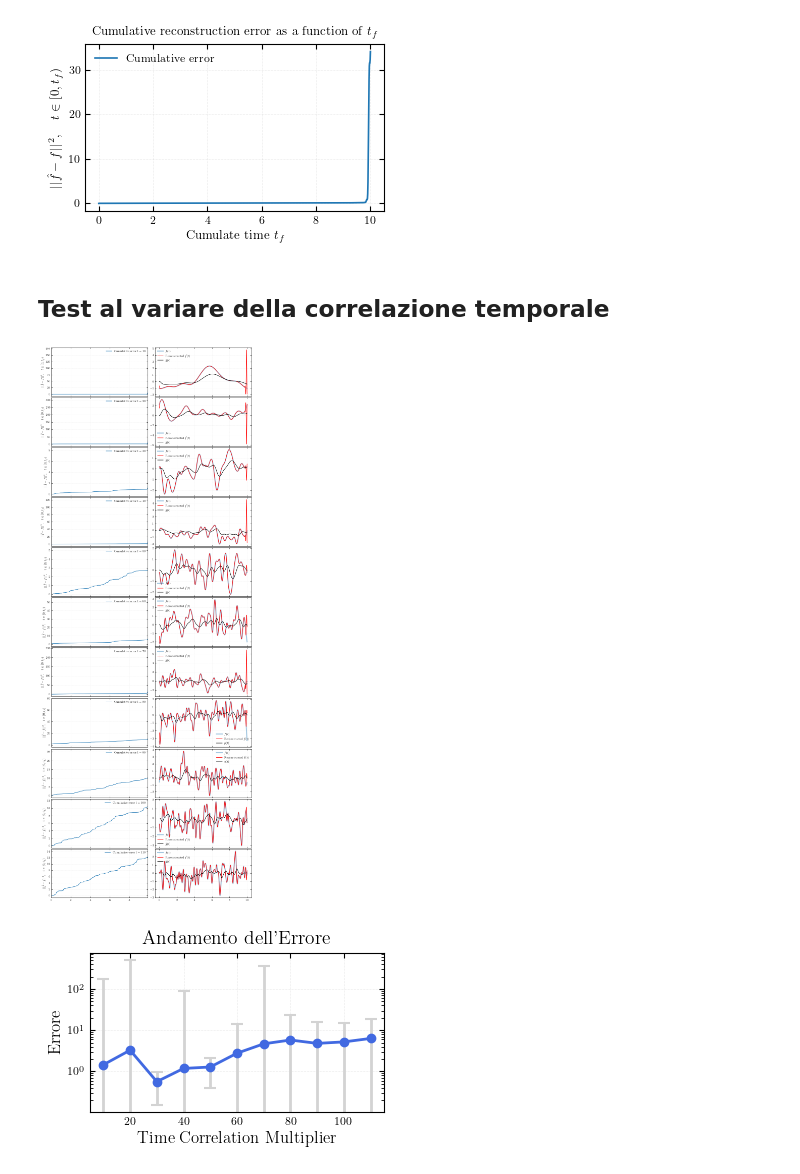
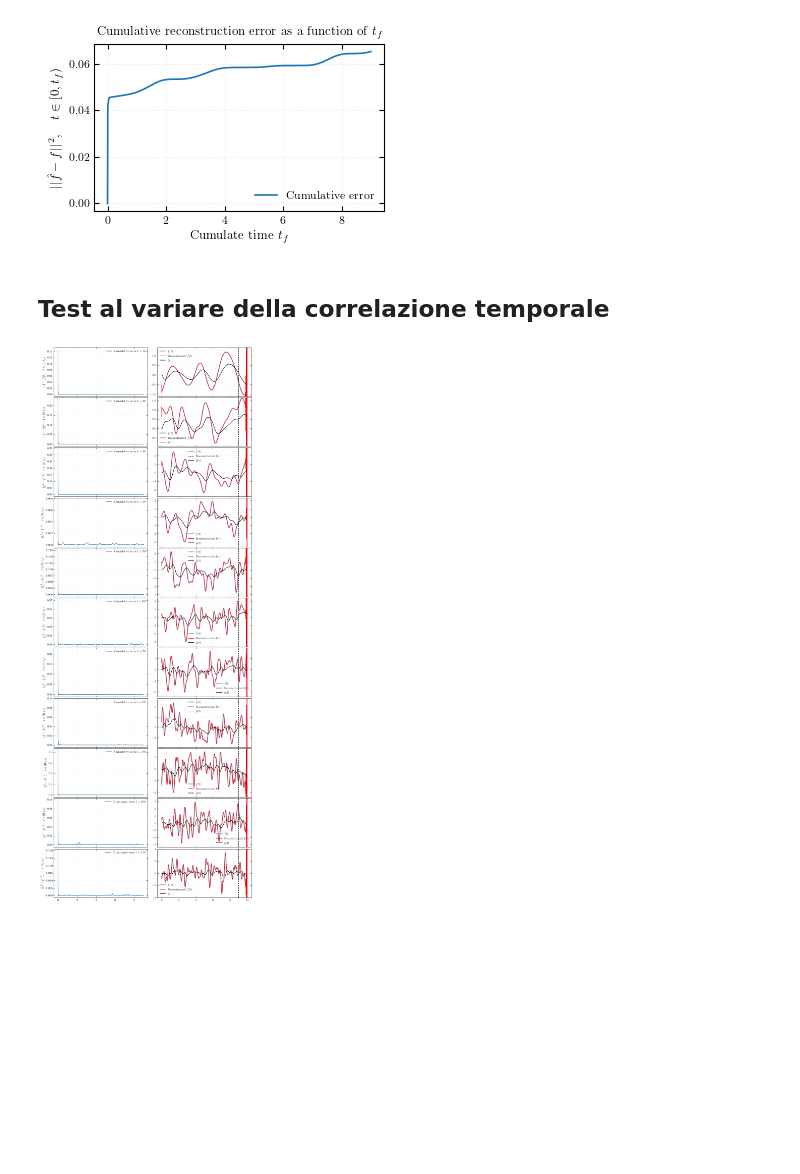
Before and after one commit to Sparisi01/RPM_implementation, a Jupyter notebook: test_tikhonov.ipynb, the cells around one changed output. Drawn from its saved outputs; the diff is of its cells as text; code cells hidden in the pictures; blank space fills up the shorter version.

Commit message:
inserito ticknov forma chiusa nel plot a correlazione temporale variabile

```diff
--- a/test_tikhonov.ipynb
+++ b/test_tikhonov.ipynb
@@ -11,7 +11,7 @@ import src.heat1D_crank_nicolson_solver as cns
 # Parametri simulazione
 L = 1
 Tf = 10
-nt = 1000
+nt = 5000
 D = 1
 wanted_r = 0.5
 h = 1
@@ -50,9 +32,12 @@ from src.tickonov_handler import TickonovHandler
 # %%
-th = TickonovHandler(solver)
+f_generator = fg.FunctionsGenerator(solver.t_array, l=1)
+f = f_generator.generate_from_white_noise()
+g = solver.solve(f)[solver.nx-1,:]
 
-#f_reconstructed = th.tick_impulse_response(g)
+from src.tikhonov_handler import TikhonovHandler
+th = TikhonovHandler(solver)
 
-f_reconstructed = th.tick_closed_form(g)
+f_reconstructed = th.regularize_closed_form(g, lambda_reg=1e-5)
 # %%
 plt.figure()
 plt.plot(solver.t_array, f, label=r"$f(t)$", lw=5, alpha=0.6)
@@ -70,11 +56,13 @@ plt.show()
 # %%
-loss_array = np.zeros(nt)
+_, n_eff = solver.diffusion_time()
 
-for n in range(nt):
+loss_array = np.zeros(nt-n_eff)
+
+for n in range(nt-n_eff):
     loss_array[n] = np.linalg.norm(f[0:n] - f_reconstructed[0:n])**2
 
 plt.figure()
-plt.plot(solver.t_array, loss_array, label="Cumulative error")
+plt.plot(solver.t_array[:-n_eff], loss_array, label="Cumulative error")
 plt.ylabel(r"$||\hat{f} - f||^2, \hspace{1em} t \in [0,t_f)$")
 plt.xlabel(r"Cumulate time $t_f$")
 plt.title(r"Cumulative reconstruction error as a function of $t_f$")
@@ -82,12 +70,14 @@ plt.legend()
 plt.grid()
 plt.show()
 # %% [output]
-[figure, old version]
+[figure, new version]
 # %% [markdown]
 ## Test al variare della correlazione temporale
 # %%
 f_generator = fg.FunctionsGenerator(solver.t_array, l=1)
-loss_array = np.zeros(nt)
+
+tau, n_eff = solver.diffusion_time()
+loss_array = np.zeros(solver.nt-n_eff)
 
 impulse_response = solver.impulse_response()[-1]
 
@@ -98,59 +88,41 @@ errors_array_mean = np.zeros(n_corr)
 errors_array_var = np.zeros(n_corr)
 
 fig, axes = plt.subplots(n_corr,2, figsize=(8.4, 2*n_corr),sharex="col")
 i = 0
 for time_correlation_multiplier in time_correlation_multiplier_array:
 
     f_generator.l = solver.Tf/time_correlation_multiplier
     f = f_generator.generate_from_white_noise()
 
     g_target = solver.solve_from_impulse_response(f, impulse_response)
 
-    f_reconstructed = th.tick_closed_form(g_target)
+    f_reconstructed = th.regularize_closed_form(g_target)
+    #f_reconstructed = th.regularize_impulse_response(g_target)
 
-    for n in range(nt):
-        loss_array[n] = np.linalg.norm(f[0:n] - f_reconstructed[0:n])**2
+    for n in range(solver.nt-n_eff):
+        loss_array[n] = (f[n] - f_reconstructed[n])**2
 
-    axes[i][0].plot(solver.t_array, loss_array, label=f"Cumulative error l = {time_correlation_multiplier}")
+    axes[i][0].plot(solver.t_array[:-n_eff], loss_array, label=f"Cumulative error l = {time_correlation_multiplier}")
     axes[i][0].set_ylabel(r"$||\hat{f} - f||^2, \hspace{1em} t \in [0,t_f)$")
-    axes[i][0].set_xlim([0, (solver.nt - 10)*solver.dt])
     axes[i][0].legend()
+
     axes[i][0].grid()
 
     axes[i][1].plot(solver.t_array, f, label=r"$f(t)$", lw=3, alpha=0.4)
     axes[i][1].plot(solver.t_array, f_reconstructed, label=r"Reconstructed $\hat{f}(t)$", c="r")
     axes[i][1].plot(solver.t_array, g_target, label=r"$\hat{g}(t)$", c="k")
+
+
+    axes[i][1].axvline(solver.Tf-tau, c= "k", ls="--", label=r"$t_f - \tau$")
+    axes[i][1].set_ylim([np.min(f_reconstructed[:-n_eff])*1.2, np.max(f_reconstructed[:-n_eff])*1.2])
     axes[i][1].legend()
     axes[i][1].grid()
 
     errors_array_mean[i] = np.mean(loss_array)
     errors_array_var[i] = np.var(loss_array)
 
     i = i + 1
 
 plt.show()
-
-plt.errorbar(
-    time_correlation_multiplier_array,
-    errors_array_mean,
-    yerr=errors_array_var,
-    fmt='o-',
-    color='royalblue',
-    ecolor='lightgray',
-    elinewidth=2,
-    capsize=4,
-    capthick=1.5,
-    markersize=6,
-    linewidth=2,
-    label='Errore medio'
-)
-
-plt.grid()
-plt.yscale("log")
-plt.xlabel('Time Correlation Multiplier', fontsize=12)
-plt.ylabel('Errore', fontsize=12)
-plt.title('Andamento dell’Errore', fontsize=14)
-plt.show()
 # %% [output]
-[figure, old version]
+[figure, new version]
-[figure, removed]
```
Also changed, not shown: parts of 5 cells of this notebook, 3 other files.
